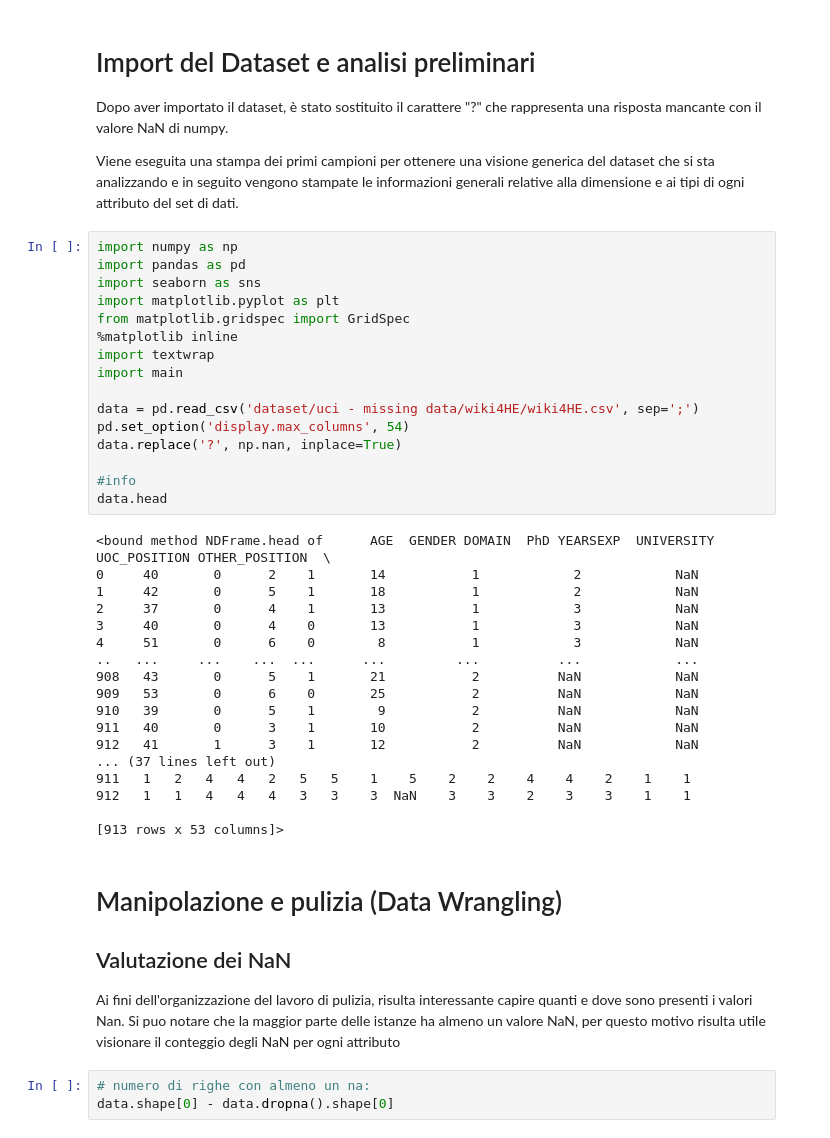
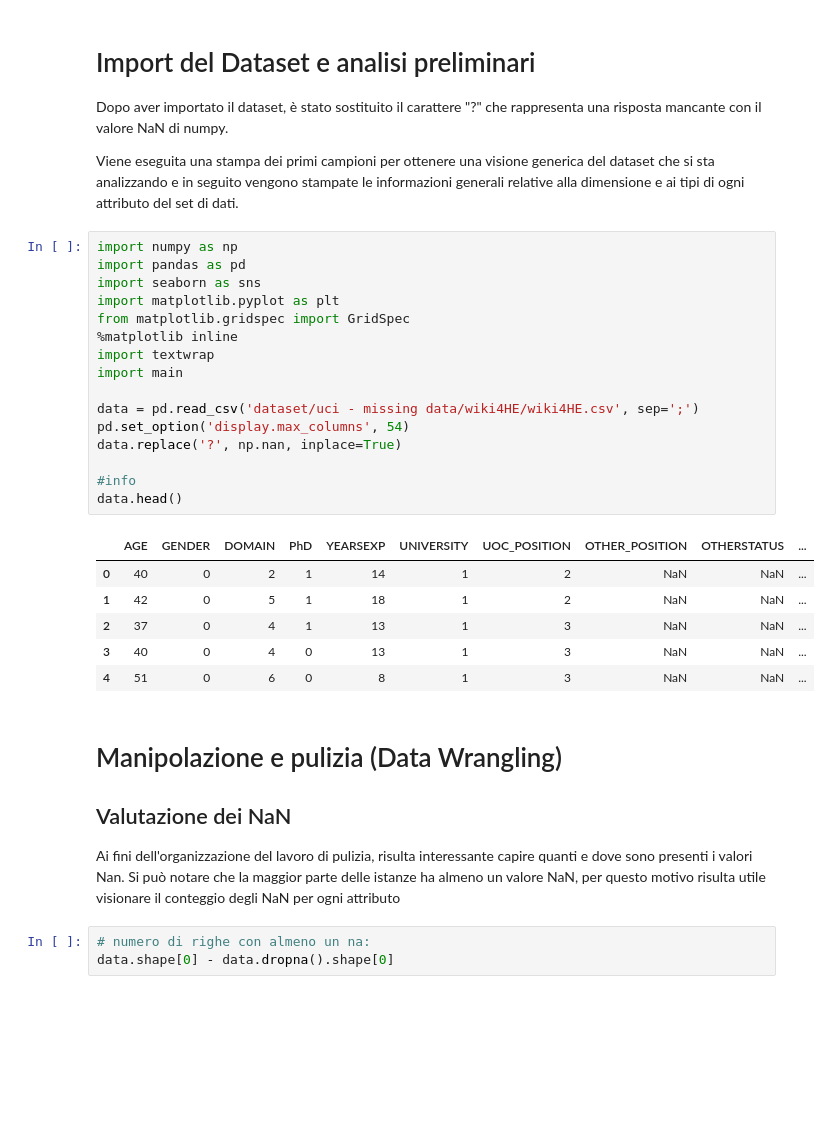
Before and after one commit to AposVinc/wiki4HEProject, a Jupyter notebook: wiki4HE.ipynb, the cells around one changed output. Cells and saved outputs as stored; diff of their text form; blank space fills up the shorter version.

```diff
--- a/wiki4HE.ipynb
+++ b/wiki4HE.ipynb
@@ -43,37 +42,26 @@ Viene eseguita una stampa dei primi campioni per ottenere una visione generica d
 # %%
 import numpy as np
 import pandas as pd
 import seaborn as sns
 import matplotlib.pyplot as plt
 from matplotlib.gridspec import GridSpec
 %matplotlib inline
 import textwrap
 import main
 
 data = pd.read_csv('dataset/uci - missing data/wiki4HE/wiki4HE.csv', sep=';')
 pd.set_option('display.max_columns', 54)
 data.replace('?', np.nan, inplace=True)
 
 #info
-data.head
+data.head()
 # %% [output]
-<bound method NDFrame.head of      AGE  GENDER DOMAIN  PhD YEARSEXP  UNIVERSITY UOC_POSITION OTHER_POSITION  \
-0     40       0      2    1       14           1            2            NaN
-1     42       0      5    1       18           1            2            NaN
-2     37       0      4    1       13           1            3            NaN
-3     40       0      4    0       13           1            3            NaN
-4     51       0      6    0        8           1            3            NaN
-..   ...     ...    ...  ...      ...         ...          ...            ...
-908   43       0      5    1       21           2          NaN            NaN
-909   53       0      6    0       25           2          NaN            NaN
-910   39       0      5    1        9           2          NaN            NaN
-911   40       0      3    1       10           2          NaN            NaN
-912   41       1      3    1       12           2          NaN            NaN
-... (37 lines left out)
-911   1   2   4   4   2   5   5    1    5    2    2    4    4    2    1    1
-912   1   1   4   4   4   3   3    3  NaN    3    3    2    3    3    1    1
-
-[913 rows x 53 columns]>
+|  | AGE | GENDER | DOMAIN | PhD | YEARSEXP | UNIVERSITY | UOC_POSITION | OTHER_POSITION | OTHERSTATUS | ... |
+| 0 | 40 | 0 | 2 | 1 | 14 | 1 | 2 | NaN | NaN | ... |
+| 1 | 42 | 0 | 5 | 1 | 18 | 1 | 2 | NaN | NaN | ... |
+| 2 | 37 | 0 | 4 | 1 | 13 | 1 | 3 | NaN | NaN | ... |
+| 3 | 40 | 0 | 4 | 0 | 13 | 1 | 3 | NaN | NaN | ... |
+| 4 | 51 | 0 | 6 | 0 | 8 | 1 | 3 | NaN | NaN | ... |
 # %% [markdown]
 
 # Manipolazione e pulizia (Data Wrangling)
@@ -81,7 +69,7 @@ data.head
 ##  Valutazione dei NaN
 
 Ai fini dell'organizzazione del lavoro di pulizia, risulta interessante capire quanti e dove sono presenti i valori Nan.
-Si puo notare che la maggior parte delle istanze ha almeno un valore NaN, per questo motivo risulta utile visionare il conteggio degli NaN per ogni attributo
+Si può notare che la maggior parte delle istanze ha almeno un valore NaN, per questo motivo risulta utile visionare il conteggio degli NaN per ogni attributo
 # %%
 # numero di righe con almeno un na:
 data.shape[0] - data.dropna().shape[0]
```
Also changed, not shown: parts of 47 cells of this notebook.
